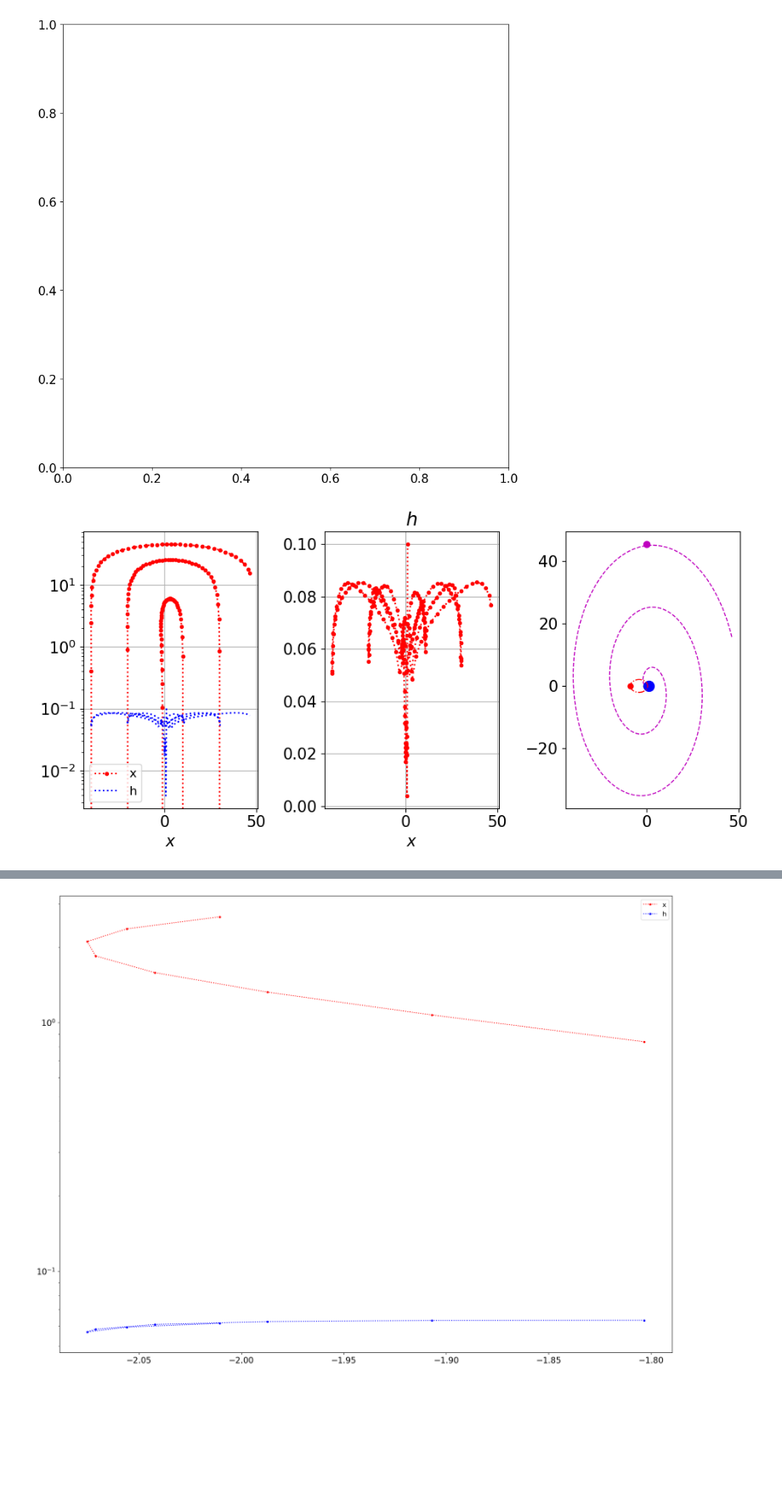
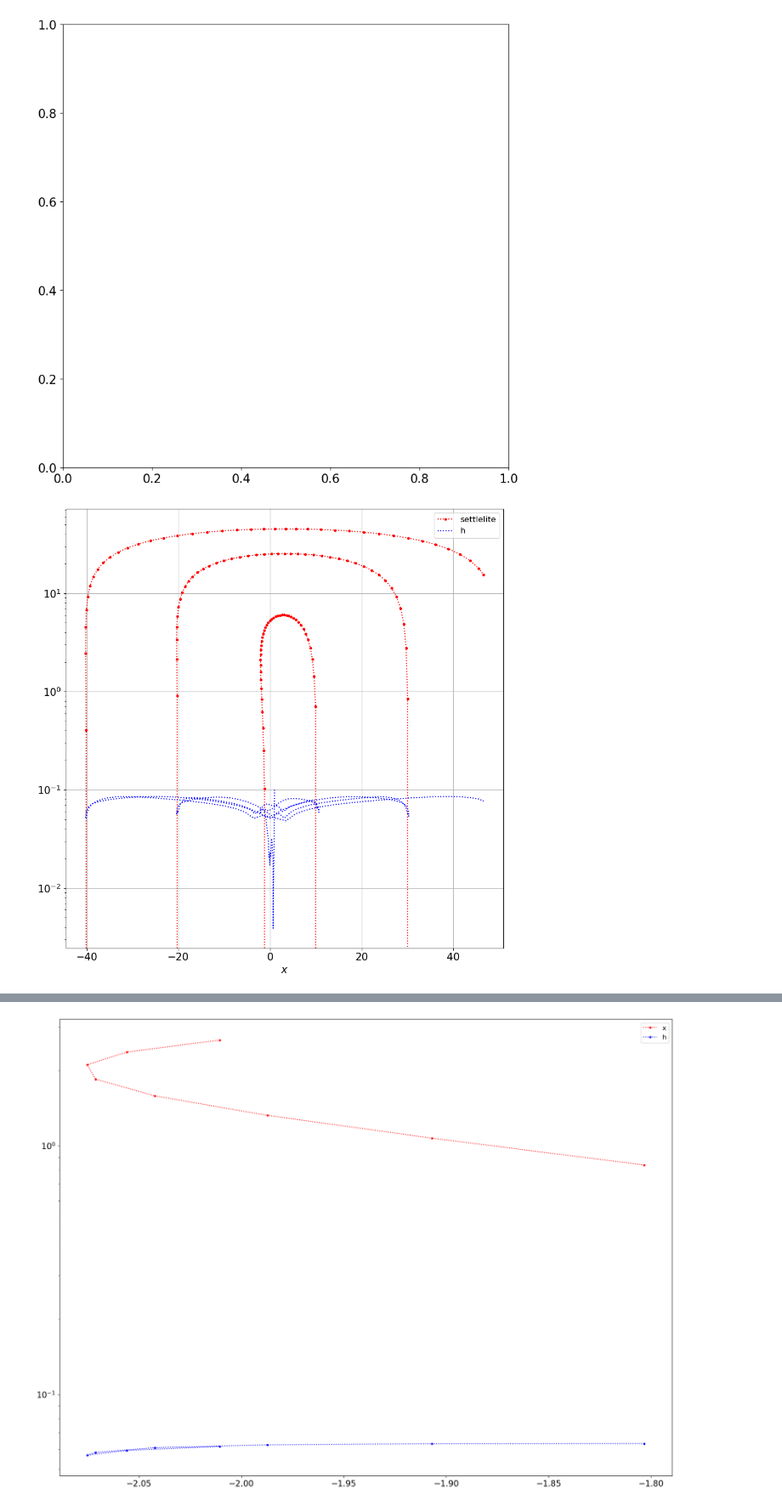
Before and after one commit to La-Folia/Numerical-Analysis, a Jupyter notebook: Integration_of_ODEs/Homework_3_Question4_Minwook_Kang.ipynb, the cells around one changed output, grey strips where cells are left out. Shown: that part at 85% size. Saved outputs shown, nothing was run; the diff lists cells and outputs as text; code cells hidden in the pictures; blank space fills up the shorter version.

```diff
--- a/Integration_of_ODEs/Homework_3_Question4_Minwook_Kang.ipynb
+++ b/Integration_of_ODEs/Homework_3_Question4_Minwook_Kang.ipynb
@@ -1109,44 +1108,23 @@ ValueError: x and y must have same first dimension, but have shapes (1164,) and
 # %%
 xlim = 0,
 abstol = 1e-9
 reltol = 1e-9
 xs, ys, hs = embedded_rk4_ode_1(F, Y_init, h_init, tlim,
                            abstol=abstol, reltol=reltol,
                            hminmax=(1e-5, 1e5), max_iterations=10000)
 
 xlist, ylist, vxlist, vylist = map(np.array, zip(*ys))
 
-#수정해야함, 실제 해랑 맞는지 확인해야 함.
-error = [abs(x - y)/abs(y) for x, y in zip(ys, np.exp(xs))]
-
-plt.figure(figsize=[10, 5])
-
-plt.subplot(1, 3, 1)
+plt.figure(figsize=[10, 10])
 plt.semilogy(xlist, ylist, ".:r",xlist, hs, ":b")
-plt.legend(["x", "h"], fontsize=12)
+plt.legend(["settlelite", "h"], fontsize=12)
 plt.grid()
 plt.xlabel("$x$")
 
-plt.subplot(1, 3, 2)
-plt.plot(xlist, hs, ".:r")
-plt.grid()
-plt.xlabel("$x$")
-plt.title("$h$")
-
-plt.subplot(1, 3, 3)
-plt.plot(0, 0, 'ok', label="CM")
-
-plt.plot(xlist, ylist, '--m', lw=1)
-plt.plot(xlist[-2], 'om',ylist[-2], ms=6, label="$Satellite$")
-
-plt.plot(*zip(*xx1), '--b', lw=1)
-plt.plot(*xx1[-1, :], 'ob', ms=10, label="$Earth$")
-
-plt.plot(*zip(*xx2), '-.r', lw=1)
-plt.plot(*xx2[-1, :], 'or', ms=5, label="$Moon$")
+plt.tight_layout()
 
 plt.tight_layout()
 plt.show()
 # %% [output]
-[figure, old version]
+[figure, new version]
 # %%
```
Also changed, not shown: parts of 14 cells of this notebook, 25 other files.
